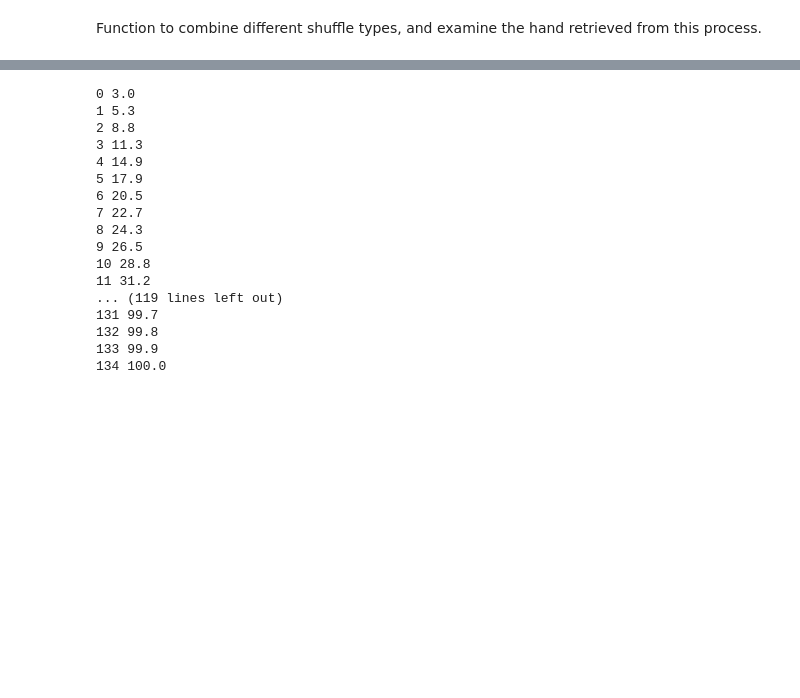
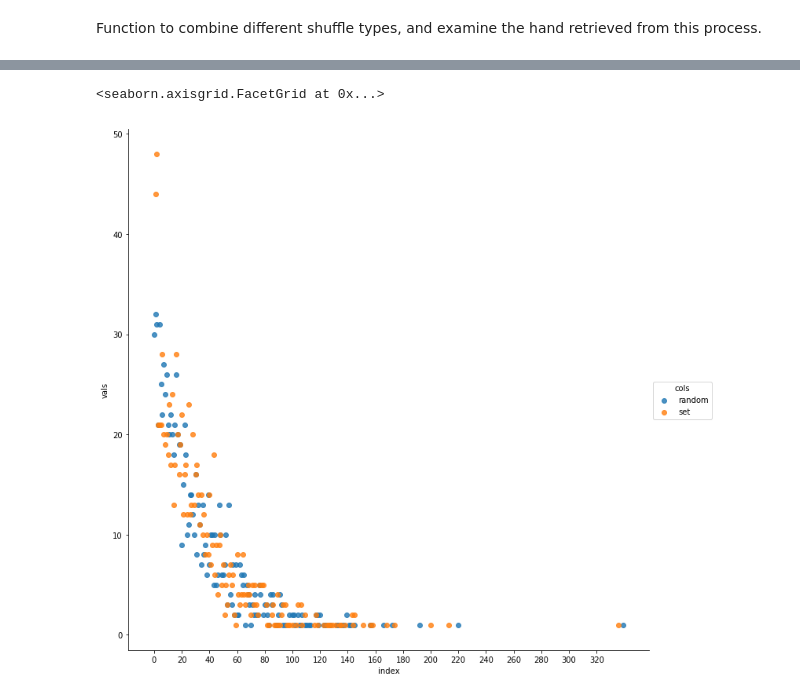
Before and after one commit to gebimble/mtg_shuffler, a Jupyter notebook: Shuffler.ipynb, the cells around one changed output, grey strips where cells are left out. Drawn from its saved outputs; the diff is of its cells as text; code cells hidden in the pictures; blank space fills up the shorter version.

```diff
--- a/Shuffler.ipynb
+++ b/Shuffler.ipynb
@@ -236,31 +242,31 @@ Average number of shuffles is: 31.655
-# %%
-total = 0
-cumulative = []
-
-keys = dist.keys()
-keys = sorted(keys)
-
-for key in keys:
-    total = total + int(dist[key])
-    cumulative.append(total)
-# %%
-for i, item in enumerate(cumulative):
-    print(i, 100 * float(item)/float(total))
-# %% [output]
-0 3.0
-1 5.3
-2 8.8
-3 11.3
-4 14.9
-5 17.9
-6 20.5
-7 22.7
-8 24.3
-9 26.5
-10 28.8
-11 31.2
-... (119 lines left out)
-131 99.7
-132 99.8
-133 99.9
-134 100.0
+# %%
+highest_count = max([max(dist[key].keys()) for key in dist.keys()])
+
+data = []
+
+for a in range(b):
+    value = []
+    index = []
+    for i in range(highest_count + 1):
+        index.append(i)
+        if i in set(dist[str(a)].keys()):
+            value.append(dist[str(a)][i])
+        else:
+            value.append(None)
+
+    data.append(value)
+
+test = pd.DataFrame(data, index=['random', 'set']).transpose()
+
+test.reset_index(inplace=True)
+
+test_melt = test.melt('index', var_name='cols', value_name='vals')
+
+g = seaborn.lmplot(x='index', y='vals', hue='cols',
+                   data=test_melt, fit_reg=None,
+                   size=10)
+
+g.set(xticks=test['index'][0::20])
+# %% [output]
+<seaborn.axisgrid.FacetGrid at 0x...>
+[figure, added]
```
Also changed, not shown: parts of 7 cells of this notebook.
